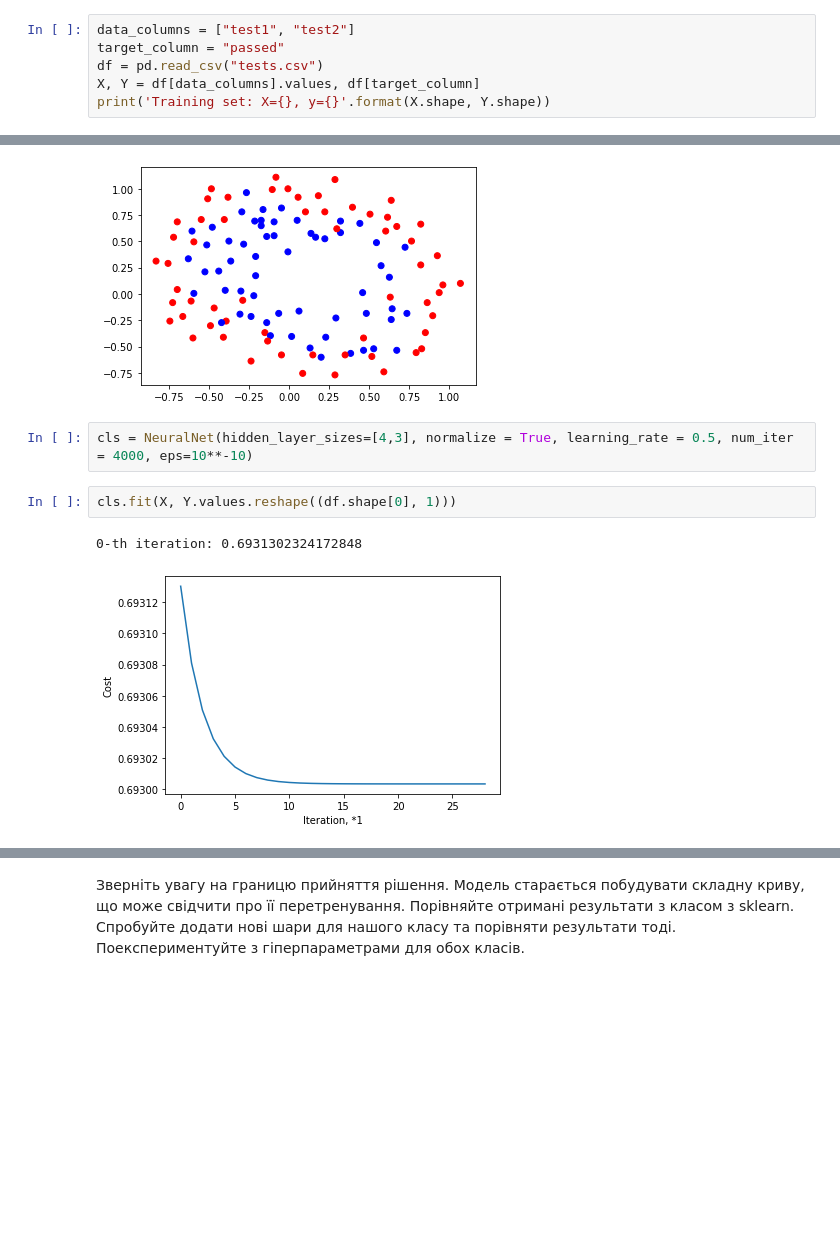
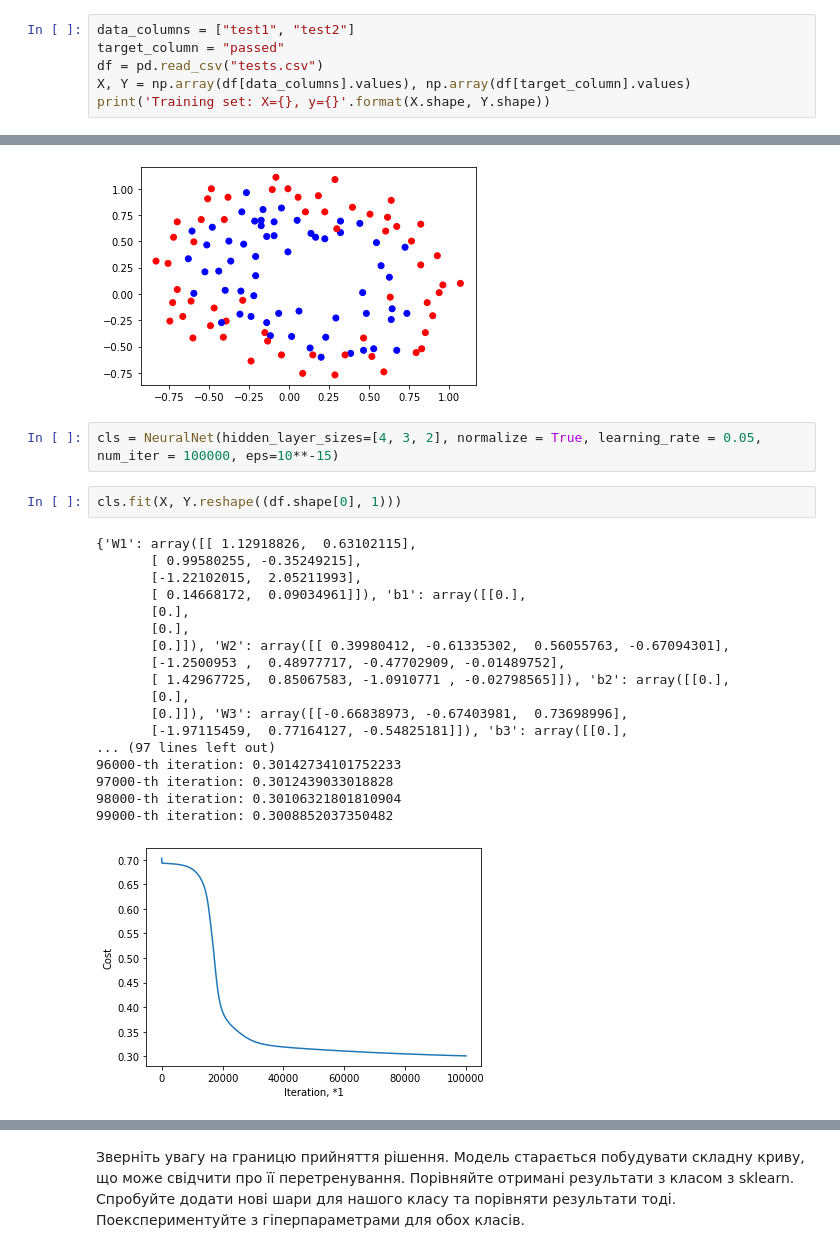
Before and after one commit to mark2002007/3K2SML, a Jupyter notebook: Homeworks/4/NeuralNet simple.ipynb, the cells around one changed output, grey strips where cells are left out. Cells and saved outputs as stored; diff of their text form; blank space fills up the shorter version.

```diff
--- a/Homeworks/4/NeuralNet simple.ipynb
+++ b/Homeworks/4/NeuralNet simple.ipynb
@@ -198,7 +174,7 @@ class NeuralNet:
 data_columns = ["test1", "test2"]
 target_column = "passed"
 df = pd.read_csv("tests.csv")
-X, Y = df[data_columns].values, df[target_column]
+X, Y = np.array(df[data_columns].values), np.array(df[target_column].values)
 print('Training set: X={}, y={}'.format(X.shape, Y.shape))
 # %% [output]
 Training set: X=(118, 2), y=(118,)
@@ -207,9 +183,25 @@ plot_data(X, Y)
 # %% [output]
 [figure]
 # %%
-cls = NeuralNet(hidden_layer_sizes=[4,3], normalize = True, learning_rate = 0.5, num_iter = 4000, eps=10**-10)
+cls = NeuralNet(hidden_layer_sizes=[4, 3, 2], normalize = True, learning_rate = 0.05, num_iter = 100000, eps=10**-15)
 # %%
-cls.fit(X, Y.values.reshape((df.shape[0], 1)))
+cls.fit(X, Y.reshape((df.shape[0], 1)))
 # %% [output]
-0-th iteration: 0.6931302324172848
+{'W1': array([[ 1.12918826,  0.63102115],
+       [ 0.99580255, -0.35249215],
+       [-1.22102015,  2.05211993],
+       [ 0.14668172,  0.09034961]]), 'b1': array([[0.],
+       [0.],
+       [0.],
+       [0.]]), 'W2': array([[ 0.39980412, -0.61335302,  0.56055763, -0.67094301],
+       [-1.2500953 ,  0.48977717, -0.47702909, -0.01489752],
+       [ 1.42967725,  0.85067583, -1.0910771 , -0.02798565]]), 'b2': array([[0.],
+       [0.],
+       [0.]]), 'W3': array([[-0.66838973, -0.67403981,  0.73698996],
+       [-1.97115459,  0.77164127, -0.54825181]]), 'b3': array([[0.],
+... (97 lines left out)
+96000-th iteration: 0.30142734101752233
+97000-th iteration: 0.3012439033018828
+98000-th iteration: 0.30106321801810904
+99000-th iteration: 0.3008852037350482
-[figure, old version]
+[figure, new version]
```
Also changed, not shown: parts of 13 cells of this notebook, 4 other files.
